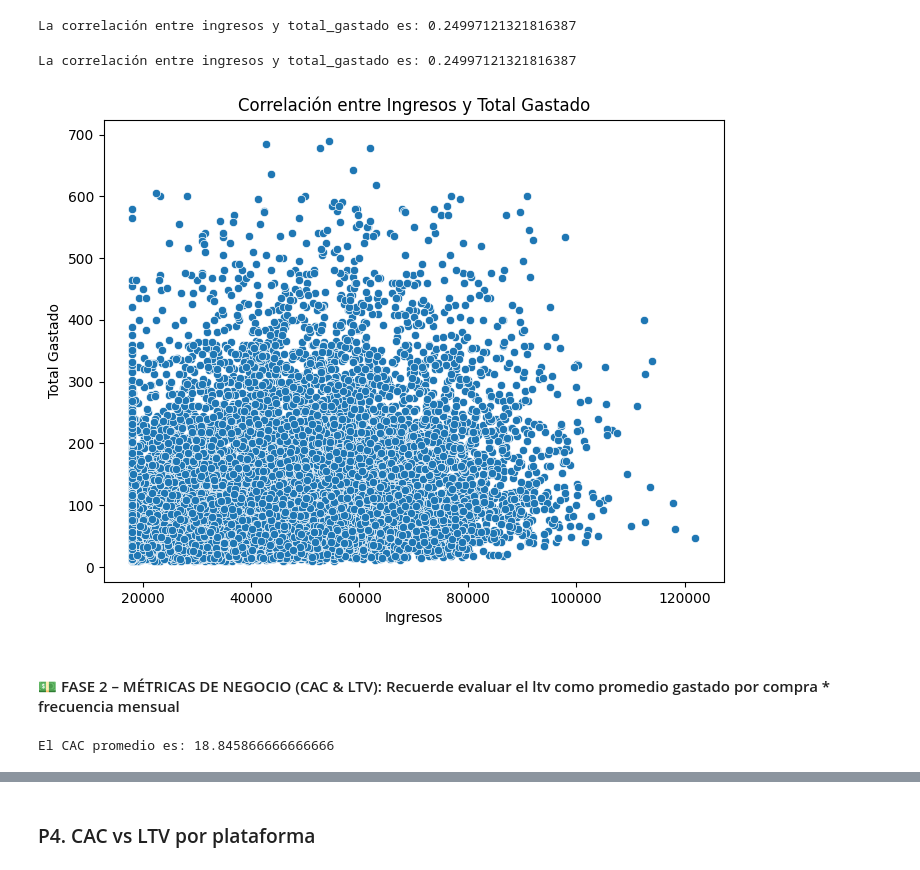
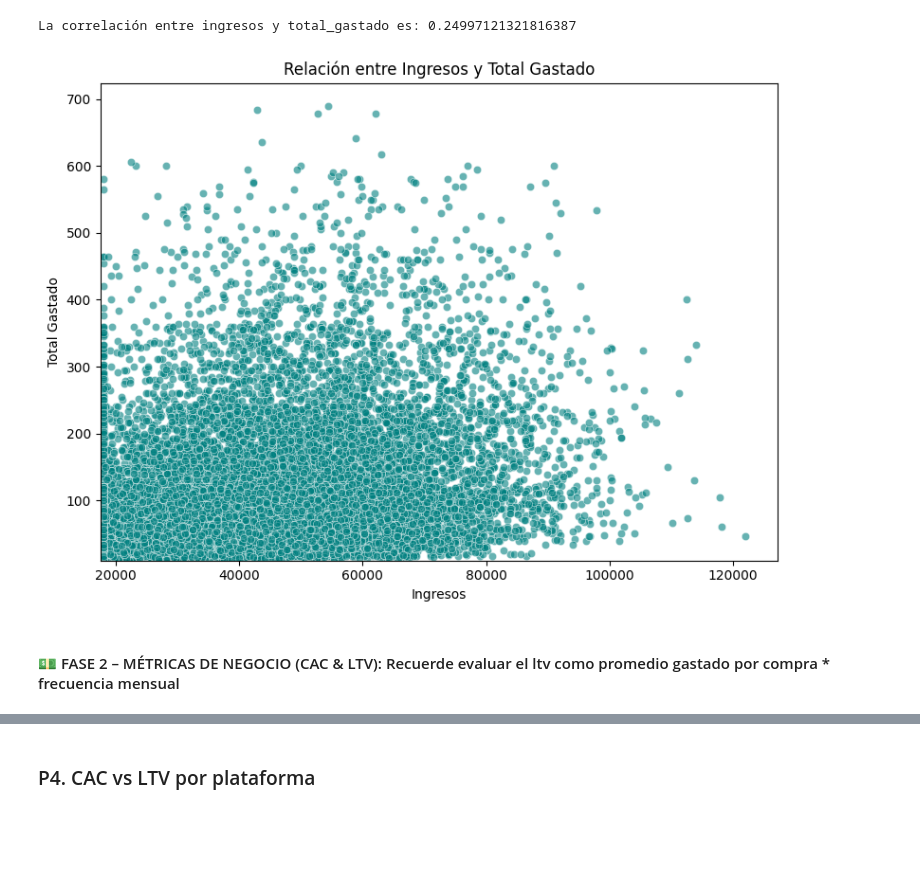
Before and after one commit to Natyrios/IntroMarketingAnalytics, a Jupyter notebook: Segundo Corte/Nataly_Rios_preparcial.ipynb, the cells around one changed output, grey strips where cells are left out. Drawn from its saved outputs; the diff is of its cells as text; code cells hidden in the pictures; blank space fills up the shorter version.

```diff
--- a/Segundo Corte/Nataly_Rios_preparcial.ipynb
+++ b/Segundo Corte/Nataly_Rios_preparcial.ipynb
@@ -37,4 +37,5 @@ clientes_segmentos  100%[===================>]   1008K  --.-KB/s    in 0.04s
 # %%
 import pandas as pd
-df = pd.read_csv('clientes_segmentos (1).csv')
+
+clientes = pd.read_csv("clientes_segmentos (1).csv")
 # %%
@@ -114,18 +135,20 @@ print(f"La correlación entre ingresos y total_gastado es: {correlation}")
 # %% [output]
 La correlación entre ingresos y total_gastado es: 0.24997121321816387
 # %%
-correlation = df['ingresos'].corr(df['total_gastado'])
+limite_x = clientes['ingresos'].min()
+limite_y = clientes['total_gastado'].min()
 
-print(f"La correlación entre ingresos y total_gastado es: {correlation}")
-
-plt.figure(figsize=(8, 6))
-sns.scatterplot(x='ingresos', y='total_gastado', data=df)
-plt.title('Correlación entre Ingresos y Total Gastado')
+plt.figure(figsize=(8,6))
+sns.scatterplot(data=clientes, x='ingresos', y='total_gastado', alpha=0.6, color='teal')
+plt.title('Relación entre Ingresos y Total Gastado')
 plt.xlabel('Ingresos')
 plt.ylabel('Total Gastado')
+plt.xlim((limite_x)-500)
+plt.ylim(limite_y)
+plt.grid(False)
+plt.tight_layout()
 plt.show()
 # %% [output]
-La correlación entre ingresos y total_gastado es: 0.24997121321816387
-[figure, old version]
+[figure, new version]
 # %% [markdown]
 #### 💵 FASE 2 – MÉTRICAS DE NEGOCIO (CAC & LTV): Recuerde evaluar el ltv como promedio gastado por compra * frecuencia mensual
@@ -138,5 +154,0 @@ from datetime import datetime
-# %%
-cac = df['costo_adquisicion'].mean()
-print(f"El CAC promedio es: {cac}")
-# %% [output]
-El CAC promedio es: 18.845866666666666
```
Also changed, not shown: parts of 44 cells of this notebook.
